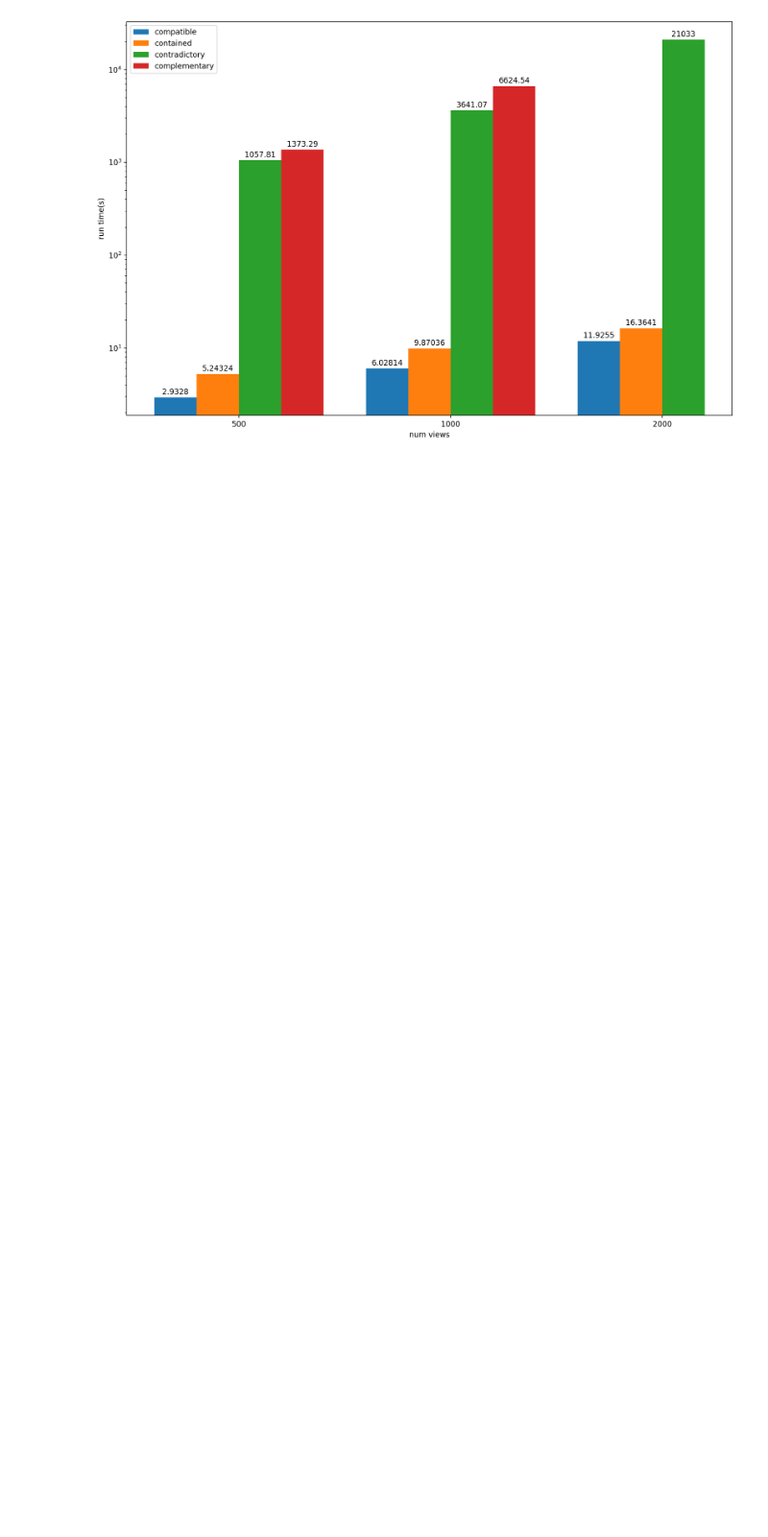
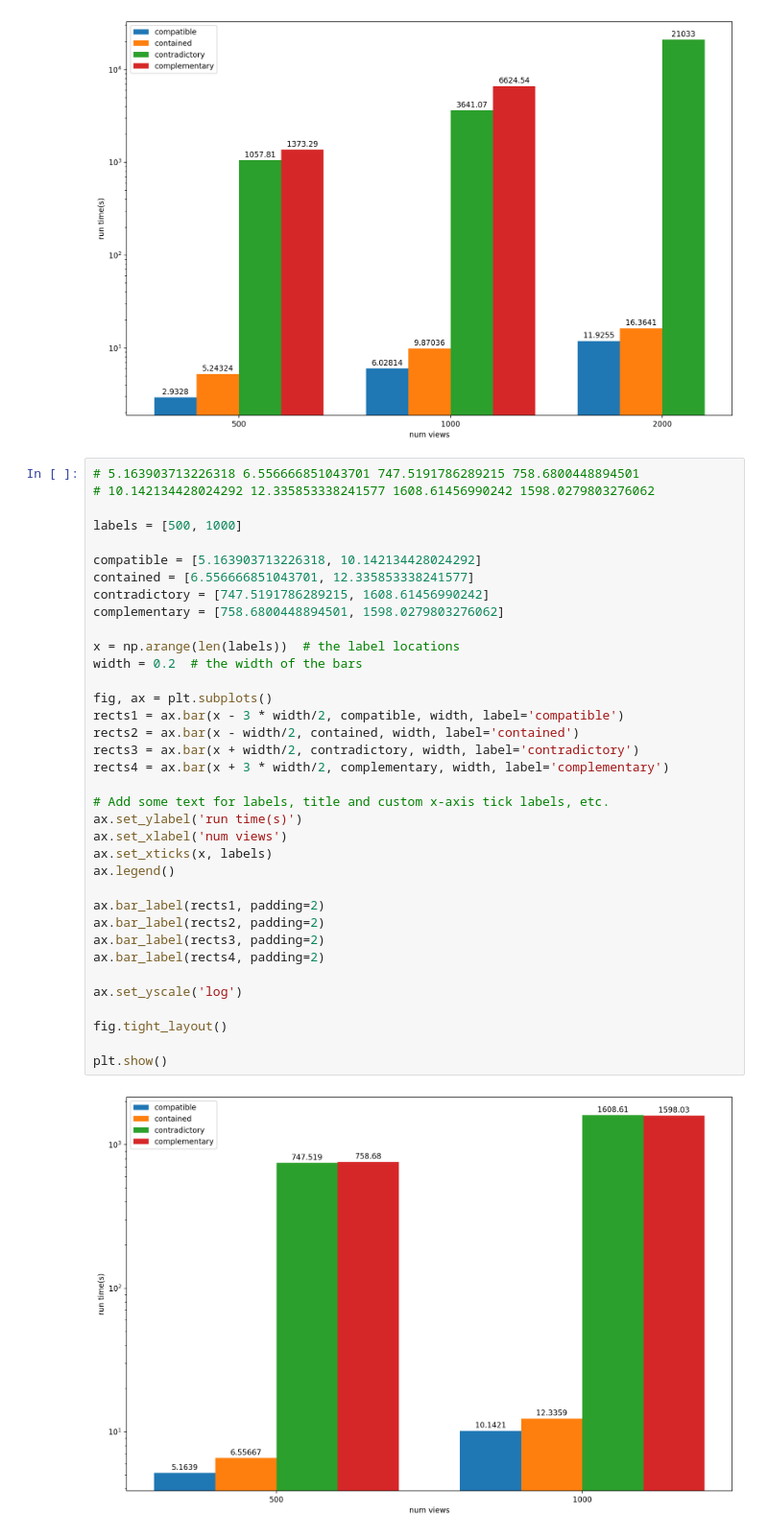
Before and after one commit to TheDataStation/ver, a Jupyter notebook: DoD/new_ver_4c/plot.ipynb, the cells around one changed output. Shown: that part at 96% size. Drawn from its saved outputs; the diff is of its cells as text; blank space fills up the shorter version.

```diff
--- a/DoD/new_ver_4c/plot.ipynb
+++ b/DoD/new_ver_4c/plot.ipynb
@@ -42,3 +103,41 @@ fig.tight_layout()
 plt.show()
 # %% [output]
 [figure]
+# %%
+# 5.163903713226318 6.556666851043701 747.5191786289215 758.6800448894501
+# 10.142134428024292 12.335853338241577 1608.61456990242 1598.0279803276062
+
+labels = [500, 1000]
+
+compatible = [5.163903713226318, 10.142134428024292]
+contained = [6.556666851043701, 12.335853338241577]
+contradictory = [747.5191786289215, 1608.61456990242]
+complementary = [758.6800448894501, 1598.0279803276062]
+
+x = np.arange(len(labels))  # the label locations
+width = 0.2  # the width of the bars
+
+fig, ax = plt.subplots()
+rects1 = ax.bar(x - 3 * width/2, compatible, width, label='compatible')
+rects2 = ax.bar(x - width/2, contained, width, label='contained')
+rects3 = ax.bar(x + width/2, contradictory, width, label='contradictory')
+rects4 = ax.bar(x + 3 * width/2, complementary, width, label='complementary')
+
+# Add some text for labels, title and custom x-axis tick labels, etc.
+ax.set_ylabel('run time(s)')
+ax.set_xlabel('num views')
+ax.set_xticks(x, labels)
+ax.legend()
+
+ax.bar_label(rects1, padding=2)
+ax.bar_label(rects2, padding=2)
+ax.bar_label(rects3, padding=2)
+ax.bar_label(rects4, padding=2)
+
+ax.set_yscale('log')
+
+fig.tight_layout()
+
+plt.show()
+# %% [output]
+[figure, added]
```
Also changed, not shown: parts of 2 cells of this notebook.
